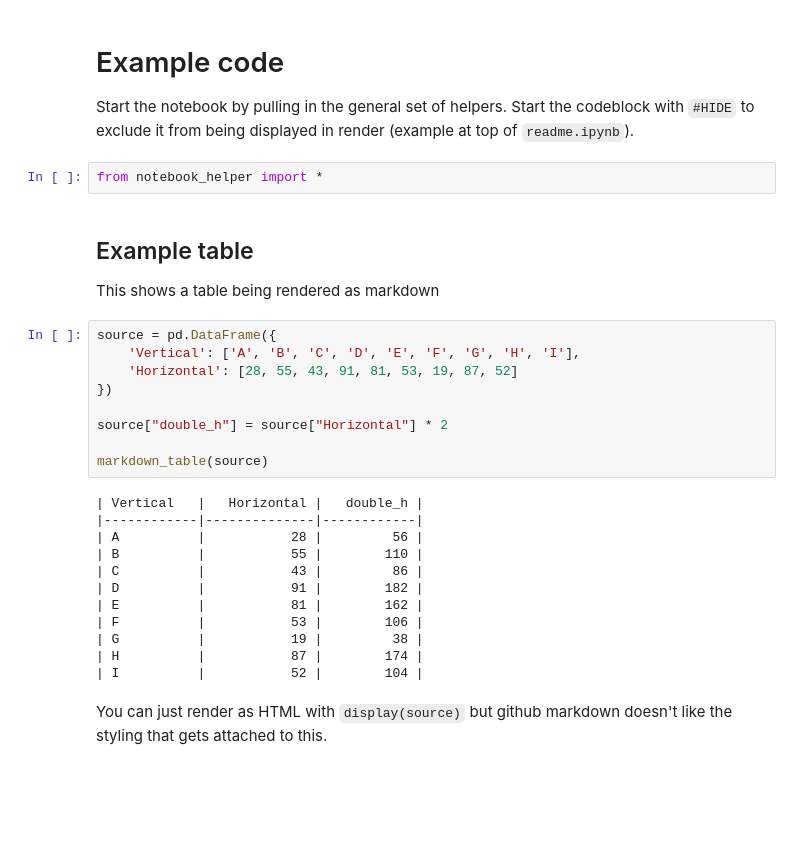
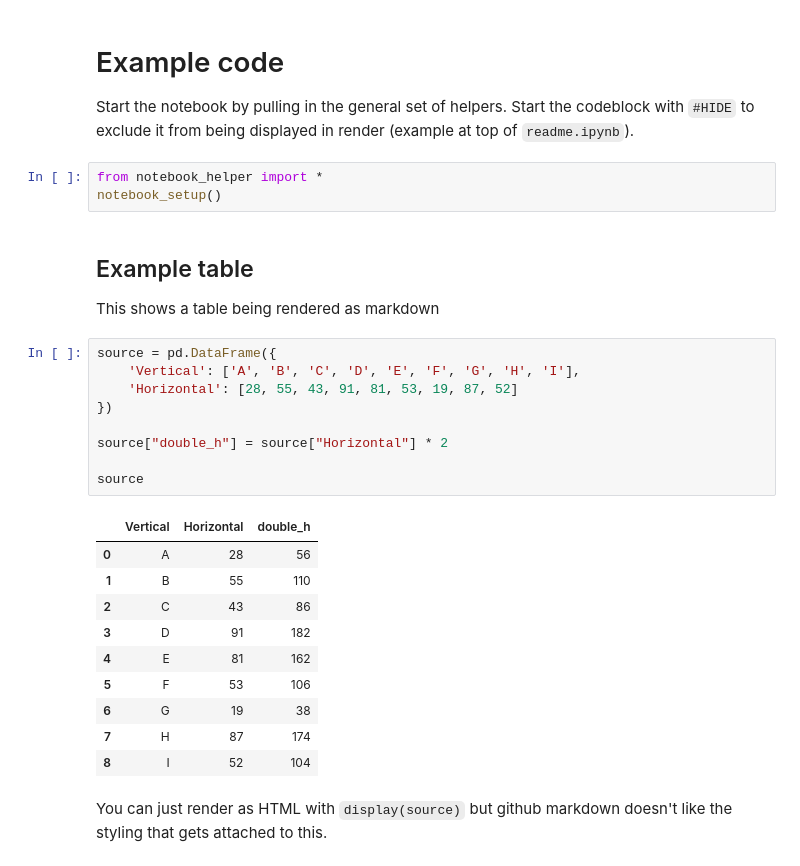
Before and after one commit to mysociety/template_data_repo, a Jupyter notebook: readme.ipynb, the cells around one changed output. Drawn from its saved outputs; the diff is of its cells as text; blank space fills up the shorter version.

```diff
--- a/readme.ipynb
+++ b/readme.ipynb
@@ -30,6 +31,7 @@ The chrome reference can be removed from the dockerfile if not doing any chart r
 Start the notebook by pulling in the general set of helpers. Start the codeblock with `#HIDE` to exclude it from being displayed in render (example at top of `readme.ipynb`).
 # %%
 from notebook_helper import *
+notebook_setup()
 # %% [markdown]
 ## Example table
 
@@ -37,24 +39,23 @@ This shows a table being rendered as markdown
 # %%
 source = pd.DataFrame({
     'Vertical': ['A', 'B', 'C', 'D', 'E', 'F', 'G', 'H', 'I'],
     'Horizontal': [28, 55, 43, 91, 81, 53, 19, 87, 52]
 })
 
 source["double_h"] = source["Horizontal"] * 2
 
-markdown_table(source)
+source
 # %% [output]
-| Vertical   |   Horizontal |   double_h |
-|------------|--------------|------------|
-| A          |           28 |         56 |
-| B          |           55 |        110 |
-| C          |           43 |         86 |
-| D          |           91 |        182 |
-| E          |           81 |        162 |
-| F          |           53 |        106 |
-| G          |           19 |         38 |
-| H          |           87 |        174 |
-| I          |           52 |        104 |
+|  | Vertical | Horizontal | double_h |
+| 0 | A | 28 | 56 |
+| 1 | B | 55 | 110 |
+| 2 | C | 43 | 86 |
+| 3 | D | 91 | 182 |
+| 4 | E | 81 | 162 |
+| 5 | F | 53 | 106 |
+| 6 | G | 19 | 38 |
+| 7 | H | 87 | 174 |
+| 8 | I | 52 | 104 |
 # %% [markdown]
 You can just render as HTML with `display(source)` but github markdown doesn't like the styling that gets attached to this.
 # %% [markdown]
```
Also changed, not shown: parts of 3 cells of this notebook, 4 other files.
